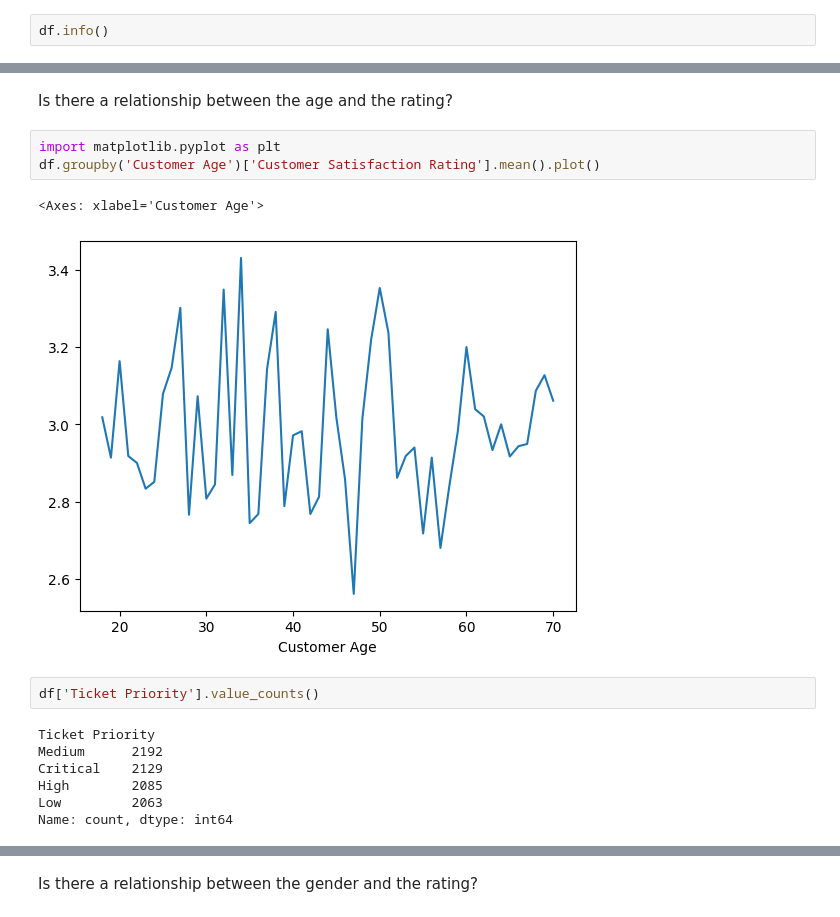
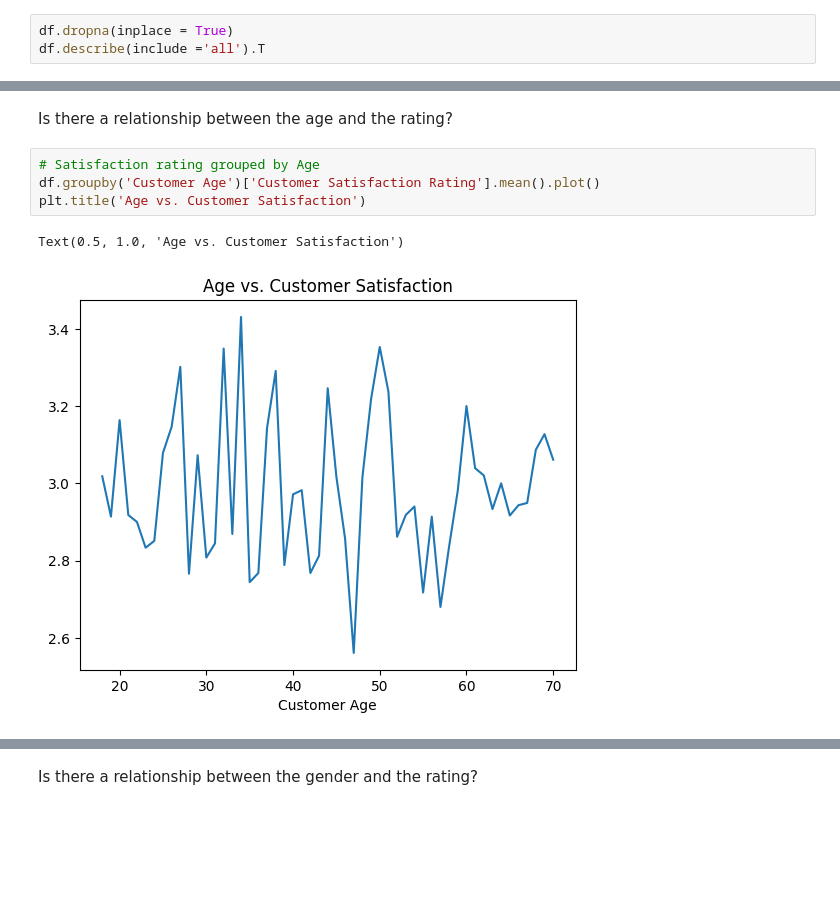
Before and after one commit to port1a/FUTURE_DS_02, a Jupyter notebook: Customer Ticket Analysis.ipynb, the cells around one changed output, grey strips where cells are left out. Saved outputs shown, nothing was run; the diff lists cells and outputs as text; blank space fills up the shorter version.

```diff
--- a/Customer Ticket Analysis.ipynb
+++ b/Customer Ticket Analysis.ipynb
@@ -34,3 +62,4 @@ dtype: int64
 # %%
-df.info()
+df.dropna(inplace = True)
+df.describe(include ='all').T
 # %% [output]
@@ -64,17 +94,9 @@ Name: count, dtype: int64
 # %% [markdown]
 Is there a relationship between the age and the rating?
 # %%
-import matplotlib.pyplot as plt
+# Satisfaction rating grouped by Age
 df.groupby('Customer Age')['Customer Satisfaction Rating'].mean().plot()
+plt.title('Age vs. Customer Satisfaction')
 # %% [output]
-<Axes: xlabel='Customer Age'>
+Text(0.5, 1.0, 'Age vs. Customer Satisfaction')
-[figure, old version]
+[figure, new version]
-# %%
-df['Ticket Priority'].value_counts()
-# %% [output]
-Ticket Priority
-Medium      2192
-Critical    2129
-High        2085
-Low         2063
-Name: count, dtype: int64
```
Also changed, not shown: parts of 29 cells of this notebook.
